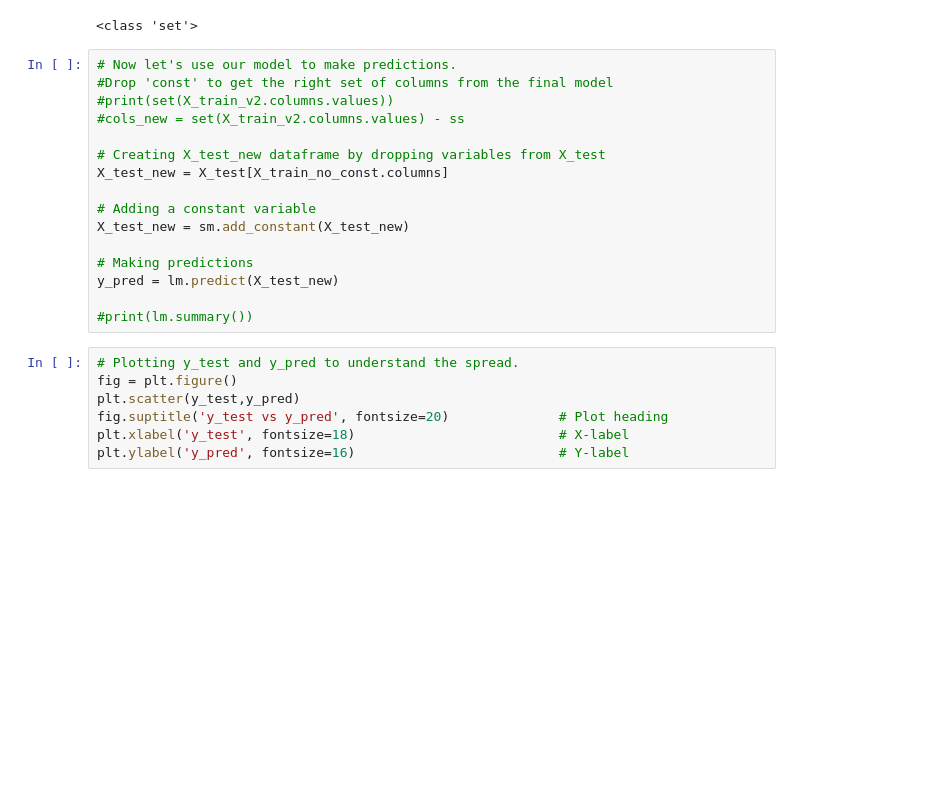
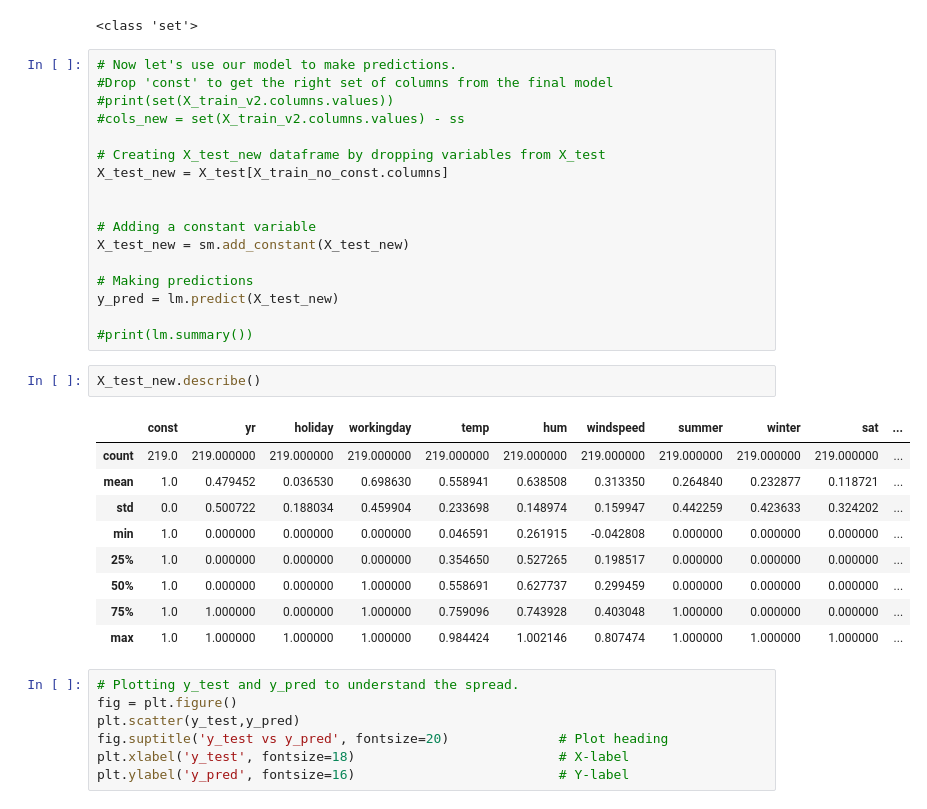
Before and after one commit to Kumaraguru-Muthuraj/_AIML_Code, a Jupyter notebook: _PythonNotebooks/_Course3_Machine_Learning_1/Mod2_Bike_Assignment/BikeSharingAssignment.ipynb, the cells around one changed output. Drawn from its saved outputs; the diff is of its cells as text; blank space fills up the shorter version.

Commit message:
Added Residual analysis 3 tests

```diff
--- a/_PythonNotebooks/_Course3_Machine_Learning_1/Mod2_Bike_Assignment/BikeSharingAssignment.ipynb
+++ b/_PythonNotebooks/_Course3_Machine_Learning_1/Mod2_Bike_Assignment/BikeSharingAssignment.ipynb
@@ -579,6 +610,7 @@ print(type(ss))
 # Creating X_test_new dataframe by dropping variables from X_test
 X_test_new = X_test[X_train_no_const.columns]
 
+
 # Adding a constant variable
 X_test_new = sm.add_constant(X_test_new)
 
@@ -586,6 +618,18 @@ X_test_new = sm.add_constant(X_test_new)
 y_pred = lm.predict(X_test_new)
 
 #print(lm.summary())
+# %%
+X_test_new.describe()
+# %% [output]
+|  | const | yr | holiday | workingday | temp | hum | windspeed | summer | winter | sat | ... |
+| count | 219.0 | 219.000000 | 219.000000 | 219.000000 | 219.000000 | 219.000000 | 219.000000 | 219.000000 | 219.000000 | 219.000000 | ... |
+| mean | 1.0 | 0.479452 | 0.036530 | 0.698630 | 0.558941 | 0.638508 | 0.313350 | 0.264840 | 0.232877 | 0.118721 | ... |
+| std | 0.0 | 0.500722 | 0.188034 | 0.459904 | 0.233698 | 0.148974 | 0.159947 | 0.442259 | 0.423633 | 0.324202 | ... |
+| min | 1.0 | 0.000000 | 0.000000 | 0.000000 | 0.046591 | 0.261915 | -0.042808 | 0.000000 | 0.000000 | 0.000000 | ... |
+| 25% | 1.0 | 0.000000 | 0.000000 | 0.000000 | 0.354650 | 0.527265 | 0.198517 | 0.000000 | 0.000000 | 0.000000 | ... |
+| 50% | 1.0 | 0.000000 | 0.000000 | 1.000000 | 0.558691 | 0.627737 | 0.299459 | 0.000000 | 0.000000 | 0.000000 | ... |
+| 75% | 1.0 | 1.000000 | 0.000000 | 1.000000 | 0.759096 | 0.743928 | 0.403048 | 1.000000 | 0.000000 | 0.000000 | ... |
+| max | 1.0 | 1.000000 | 1.000000 | 1.000000 | 0.984424 | 1.002146 | 0.807474 | 1.000000 | 1.000000 | 1.000000 | ... |
 # %%
 # Plotting y_test and y_pred to understand the spread.
 fig = plt.figure()
```
Also changed, not shown: parts of 6 cells of this notebook.
